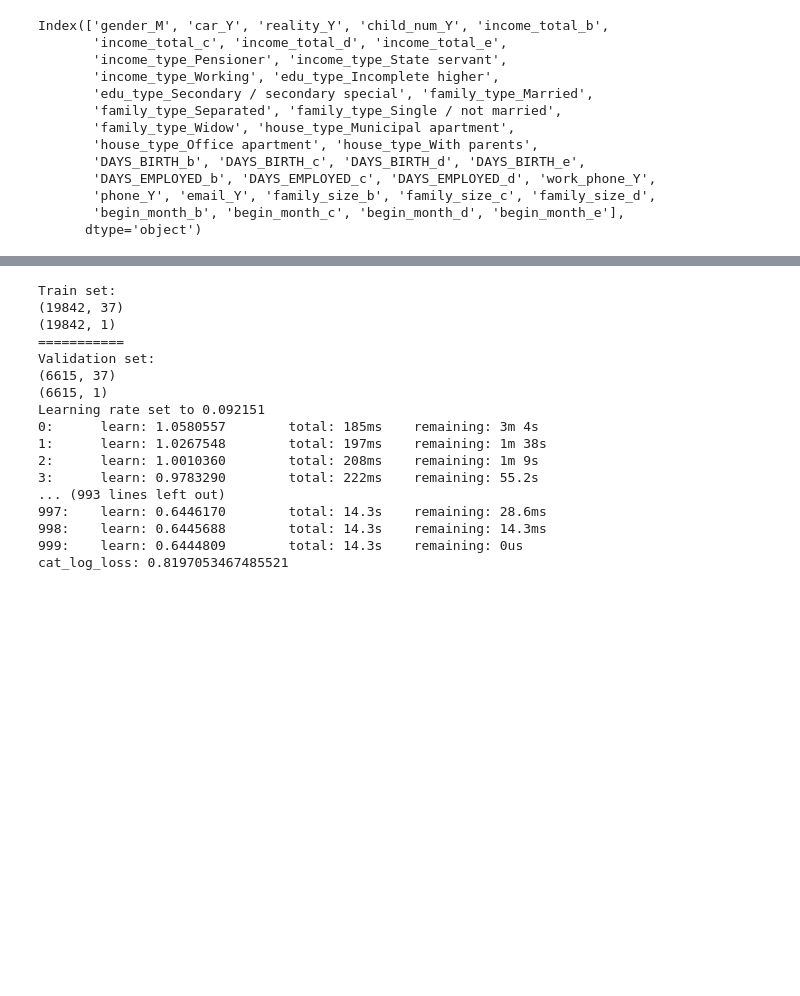
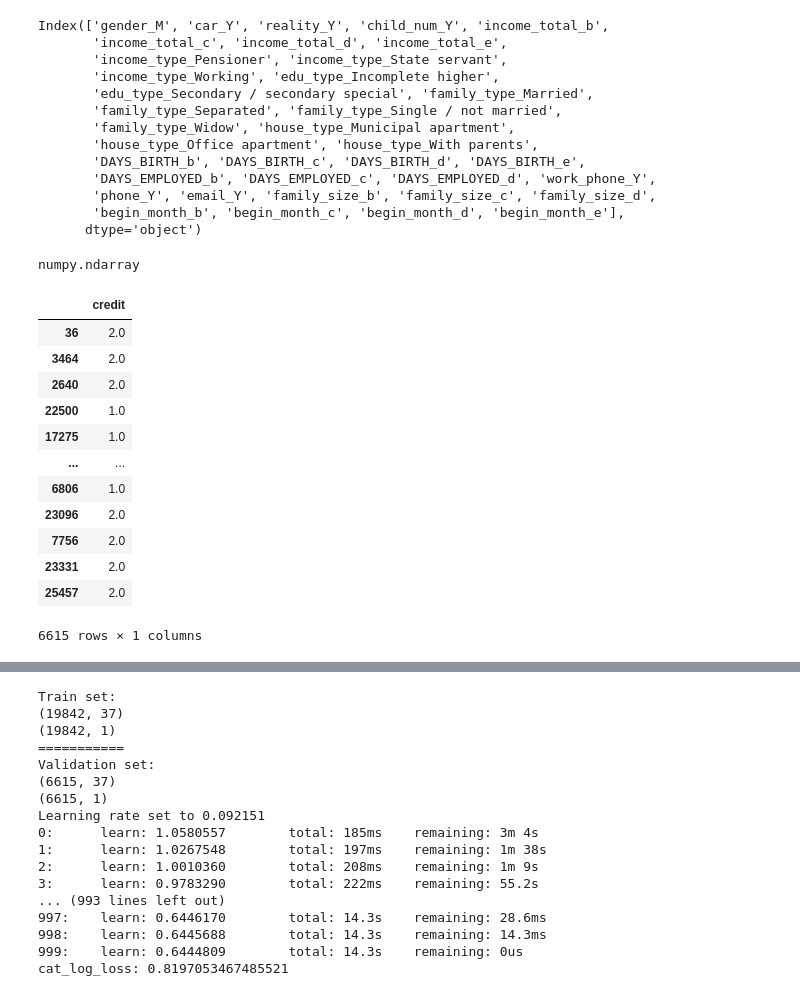
Before and after one commit to JxxHxxx/Ubion-CreditCardUserPrediction, a Jupyter notebook: Code/HJ_EDA&Preprocessing.ipynb, the cells around one changed output, grey strips where cells are left out. Cells and saved outputs as stored; diff of their text form; code cells hidden in the pictures; blank space fills up the shorter version.

```diff
--- a/Code/HJ_EDA&Preprocessing.ipynb
+++ b/Code/HJ_EDA&Preprocessing.ipynb
@@ -881,5 +881,28 @@ Index(['gender_M', 'car_Y', 'reality_Y', 'child_num_Y', 'income_total_b',
        'phone_Y', 'email_Y', 'family_size_b', 'family_size_c', 'family_size_d',
        'begin_month_b', 'begin_month_c', 'begin_month_d', 'begin_month_e'],
       dtype='object')
+# %%
+type(train_y)
+series_train_y = train_y.squeeze()
+series_train_y2 = series_train_y.ravel()
+type(series_train_y2)
+# %% [output]
+numpy.ndarray
+# %%
+y_val
+# %% [output]
+|  | credit |
+| 36 | 2.0 |
+| 3464 | 2.0 |
+| 2640 | 2.0 |
+| 22500 | 1.0 |
+| 17275 | 1.0 |
+| ... | ... |
+| 6806 | 1.0 |
+| 23096 | 2.0 |
+| 7756 | 2.0 |
+| 23331 | 2.0 |
+| 25457 | 2.0 |
+6615 rows × 1 columns
 # %%
 from sklearn.model_selection import train_test_split
```
Also changed, not shown: parts of 3 cells of this notebook.
